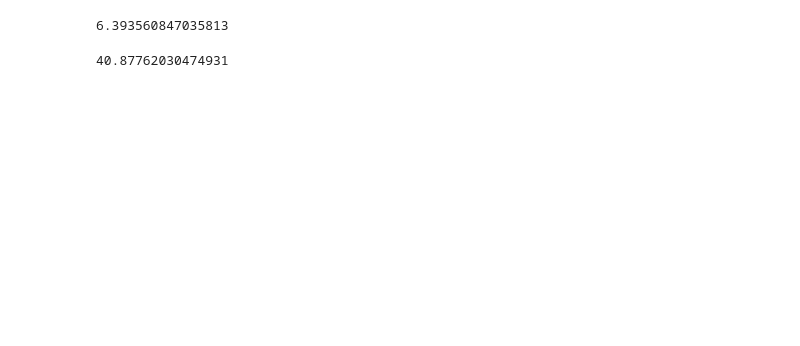
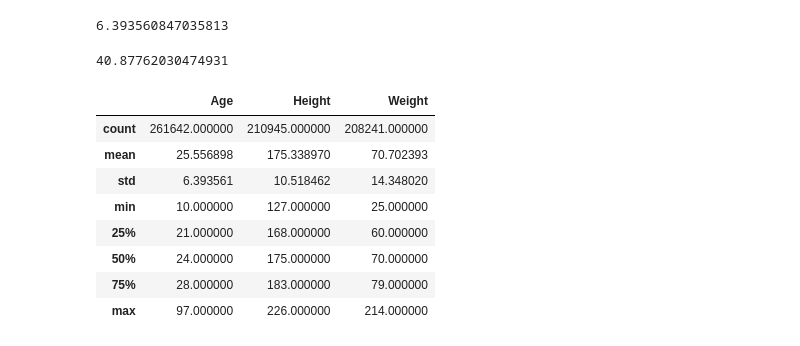
Before and after one commit to oscardbocanegra/udemy, a Jupyter notebook: analisis_datos/analisis_exploratorio.ipynb, the cells around one changed output. Cells and saved outputs as stored; diff of their text form; code cells hidden in the pictures; blank space fills up the shorter version.

```diff
--- a/analisis_datos/analisis_exploratorio.ipynb
+++ b/analisis_datos/analisis_exploratorio.ipynb
@@ -144,3 +145,15 @@ olympics['Age'].std()
 olympics['Age'].var()
 # %% [output]
 40.87762030474931
+# %%
+olympics[['Age', 'Height', 'Weight']].describe()
+# %% [output]
+|  | Age | Height | Weight |
+| count | 261642.000000 | 210945.000000 | 208241.000000 |
+| mean | 25.556898 | 175.338970 | 70.702393 |
+| std | 6.393561 | 10.518462 | 14.348020 |
+| min | 10.000000 | 127.000000 | 25.000000 |
+| 25% | 21.000000 | 168.000000 | 60.000000 |
+| 50% | 24.000000 | 175.000000 | 70.000000 |
+| 75% | 28.000000 | 183.000000 | 79.000000 |
+| max | 97.000000 | 226.000000 | 214.000000 |
```
Also changed, not shown: parts of 5 cells of this notebook.
